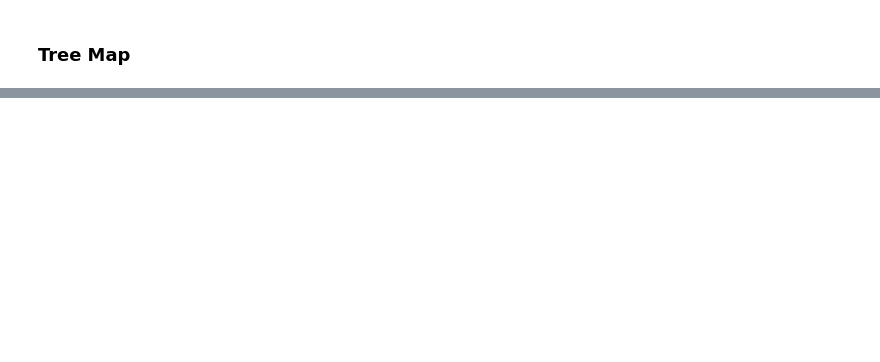
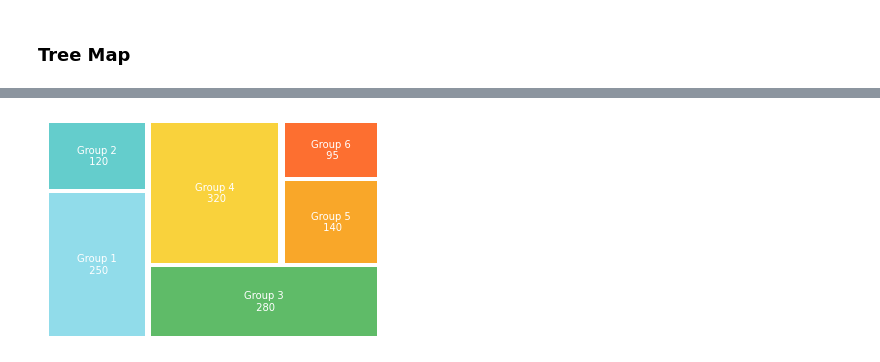
Before and after one commit to talktokalyan/Kalyan-Jupyter-Notebooks, a Jupyter notebook: Viz-examples/Tree-Map.ipynb, the cells around one changed output, grey strips where cells are left out. Drawn from its saved outputs; the diff is of its cells as text; code cells hidden in the pictures; blank space fills up the shorter version.

```diff
--- a/Viz-examples/Tree-Map.ipynb
+++ b/Viz-examples/Tree-Map.ipynb
@@ -80,3 +80,30 @@ fig.update_traces(legendgrouptitle_font_size=60, selector=dict(type='treemap'))
 fig.show()
 # %% [output]
 [interactive output not drawn]
+# %%
+#Squarify
+
+import matplotlib.pyplot as plt
+import squarify
+import seaborn as sb
+
+# Sample data
+values = [250, 120, 280, 320, 140, 95]
+labels = ['Group 1\n 250', 'Group 2\n 120', 'Group 3\n 280',
+          'Group 4\n 320', 'Group 5\n 140', 'Group 6\n 95']
+colors = ['#91DCEA', '#64CDCC', '#5FBB68',
+          '#F9D23C', '#F9A729', '#FD6F30']
+# Treemap
+squarify.plot(sizes = values, label = labels,
+              pad = 0.2,
+              text_kwargs = {'fontsize': 10, 'color': 'white'},
+#               color = sb.color_palette("rocket", len(values))
+              color = colors,
+             )
+
+# Remove the axis:
+plt.axis("off")
+
+# plt.show()
+# %% [output]
+[figure, added]
```
